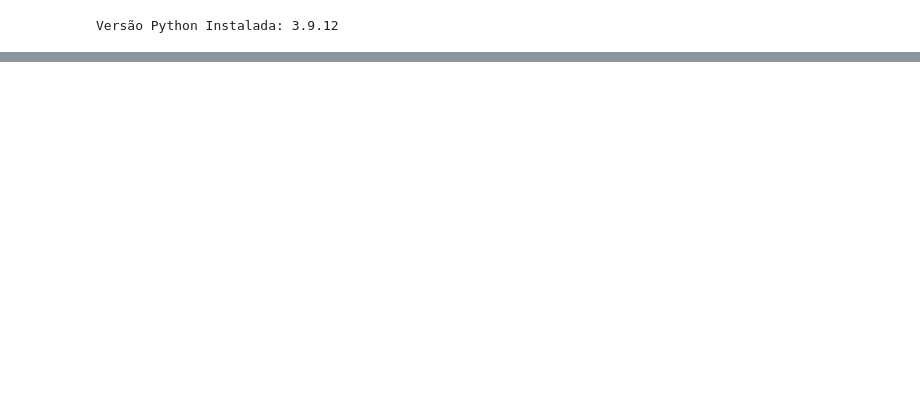
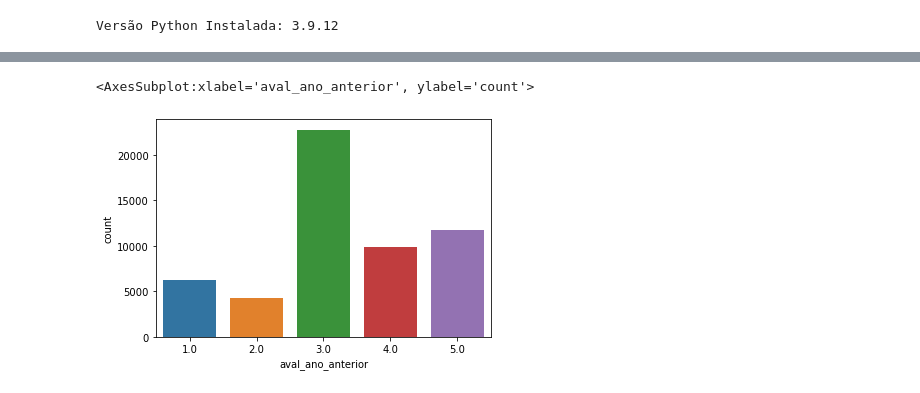
Before and after one commit to arturmabrao/R-ini, a Jupyter notebook: Python-ini/02/Ex02_MiniProj.ipynb, the cells around one changed output, grey strips where cells are left out. Saved outputs shown, nothing was run; the diff lists cells and outputs as text; code cells hidden in the pictures; blank space fills up the shorter version.

```diff
--- a/Python-ini/02/Ex02_MiniProj.ipynb
+++ b/Python-ini/02/Ex02_MiniProj.ipynb
@@ -18,0 +67,5 @@ ModuleNotFoundError: No module named 'watermark'
+# %%
+sns.countplot(dadosRH['aval_ano_anterior'])
+# %% [output]
+<AxesSubplot:xlabel='aval_ano_anterior', ylabel='count'>
+[figure, added]
```
Also changed, not shown: parts of 11 cells of this notebook.
